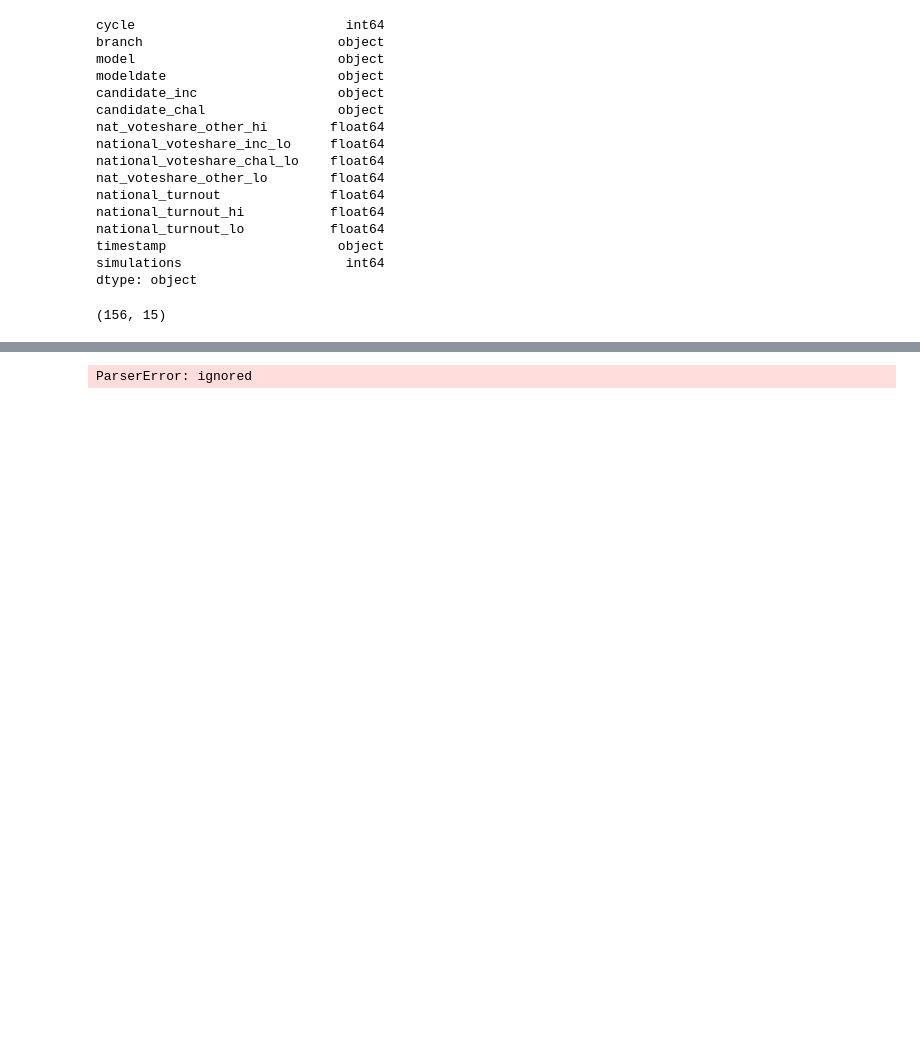
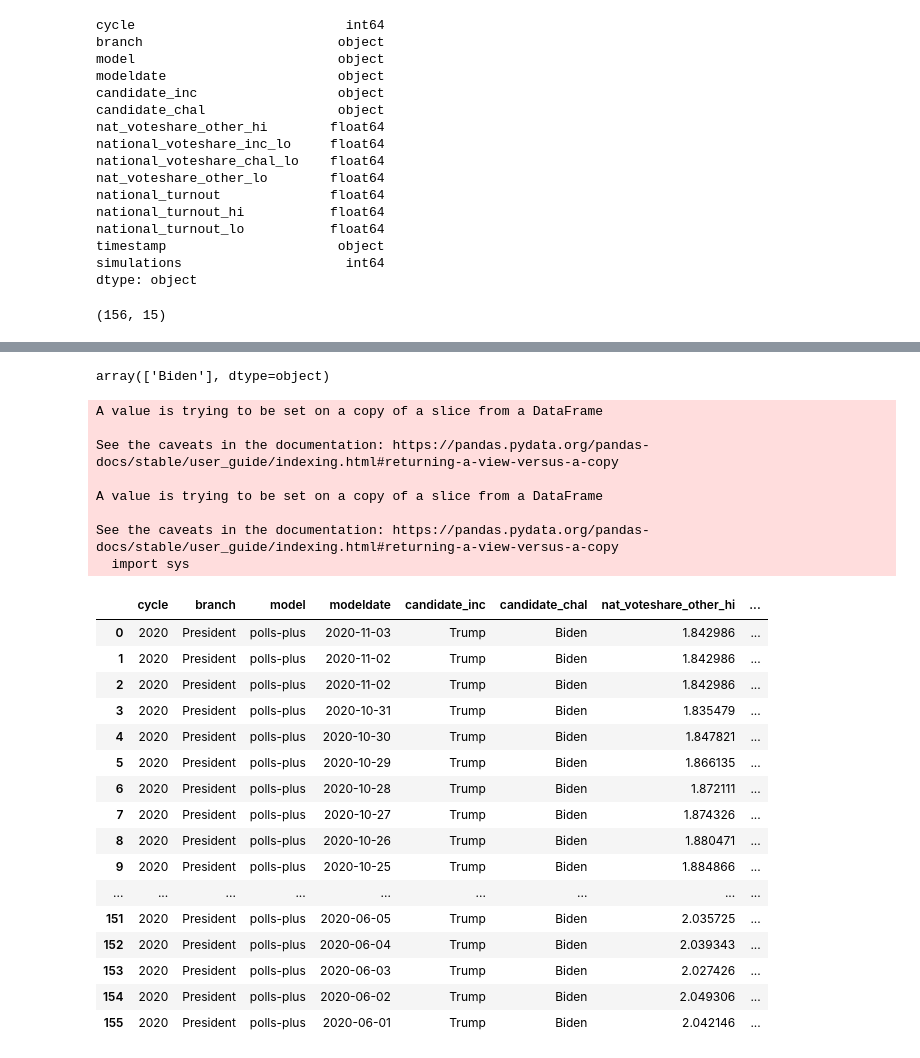
Before and after one commit to Jojomaque/DataScience, a Jupyter notebook: JojoClean_the_data.ipynb, the cells around one changed output, grey strips where cells are left out. Cells and saved outputs as stored; diff of their text form; code cells hidden in the pictures; blank space fills up the shorter version.

```diff
--- a/JojoClean_the_data.ipynb
+++ b/JojoClean_the_data.ipynb
@@ -389,12 +366,42 @@ str
+# %%
+df.candidate_chal.unique()
+# %% [output]
+array(['Biden'], dtype=object)
 # %%
 # #I need to convert column to a date format.
 
-# df['modeldate'].fillna("2020-09-04", inplace=True)
-# df['modeldate'].fillna("09/04/2020", inplace=True)
-df['modeldate'] = pd.to_datetime(df['modeldate'])
-# df['candidate_inc'].fillna("Trump", inplace=True)
+df['modeldate'].fillna("2020-09-04", inplace=True)
+df['modeldate'] = pd.to_datetime(df['modeldate'],errors='coerce')
+# df['candidate_inc'].fillna("Trump",inplace=True)
+df.candidate_inc[8] = "Trump"
+df.candidate_inc[19] = "Trump"
+# df[df['candidate_inc']==" "] = np.NaN
 df
 # %% [output]
-ParserError: ignored
+A value is trying to be set on a copy of a slice from a DataFrame
+
+See the caveats in the documentation: https://pandas.pydata.org/pandas-docs/stable/user_guide/indexing.html#returning-a-view-versus-a-copy
+
+A value is trying to be set on a copy of a slice from a DataFrame
+
+See the caveats in the documentation: https://pandas.pydata.org/pandas-docs/stable/user_guide/indexing.html#returning-a-view-versus-a-copy
+  import sys
+|  | cycle | branch | model | modeldate | candidate_inc | candidate_chal | nat_voteshare_other_hi | ... |
+| 0 | 2020 | President | polls-plus | 2020-11-03 | Trump | Biden | 1.842986 | ... |
+| 1 | 2020 | President | polls-plus | 2020-11-02 | Trump | Biden | 1.842986 | ... |
+| 2 | 2020 | President | polls-plus | 2020-11-02 | Trump | Biden | 1.842986 | ... |
+| 3 | 2020 | President | polls-plus | 2020-10-31 | Trump | Biden | 1.835479 | ... |
+| 4 | 2020 | President | polls-plus | 2020-10-30 | Trump | Biden | 1.847821 | ... |
+| 5 | 2020 | President | polls-plus | 2020-10-29 | Trump | Biden | 1.866135 | ... |
+| 6 | 2020 | President | polls-plus | 2020-10-28 | Trump | Biden | 1.872111 | ... |
+| 7 | 2020 | President | polls-plus | 2020-10-27 | Trump | Biden | 1.874326 | ... |
+| 8 | 2020 | President | polls-plus | 2020-10-26 | Trump | Biden | 1.880471 | ... |
+| 9 | 2020 | President | polls-plus | 2020-10-25 | Trump | Biden | 1.884866 | ... |
+| ... | ... | ... | ... | ... | ... | ... | ... | ... |
+| 151 | 2020 | President | polls-plus | 2020-06-05 | Trump | Biden | 2.035725 | ... |
+| 152 | 2020 | President | polls-plus | 2020-06-04 | Trump | Biden | 2.039343 | ... |
+| 153 | 2020 | President | polls-plus | 2020-06-03 | Trump | Biden | 2.027426 | ... |
+| 154 | 2020 | President | polls-plus | 2020-06-02 | Trump | Biden | 2.049306 | ... |
+| 155 | 2020 | President | polls-plus | 2020-06-01 | Trump | Biden | 2.042146 | ... |
 # %%
 df.info()
```
Also changed, not shown: parts of 4 cells of this notebook.
